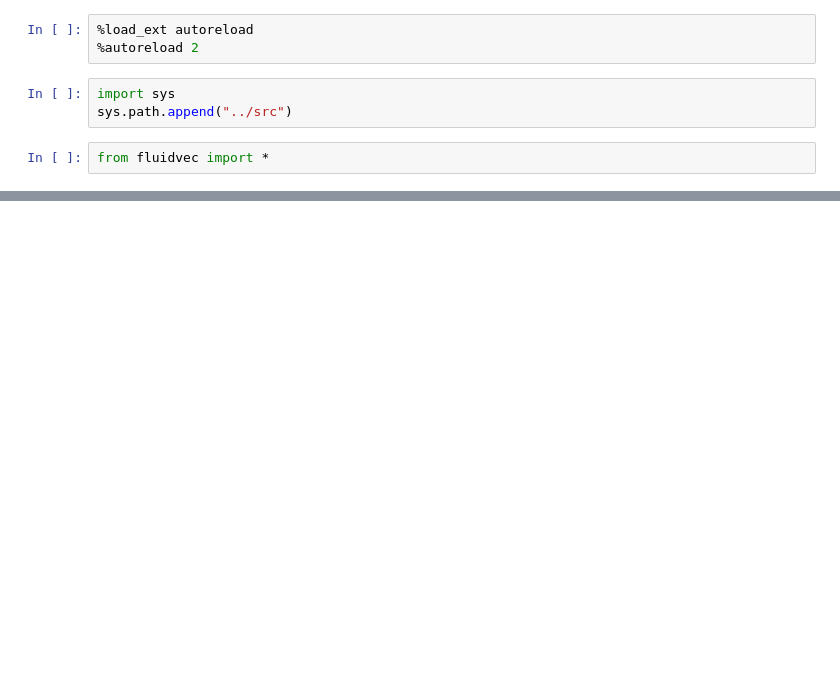
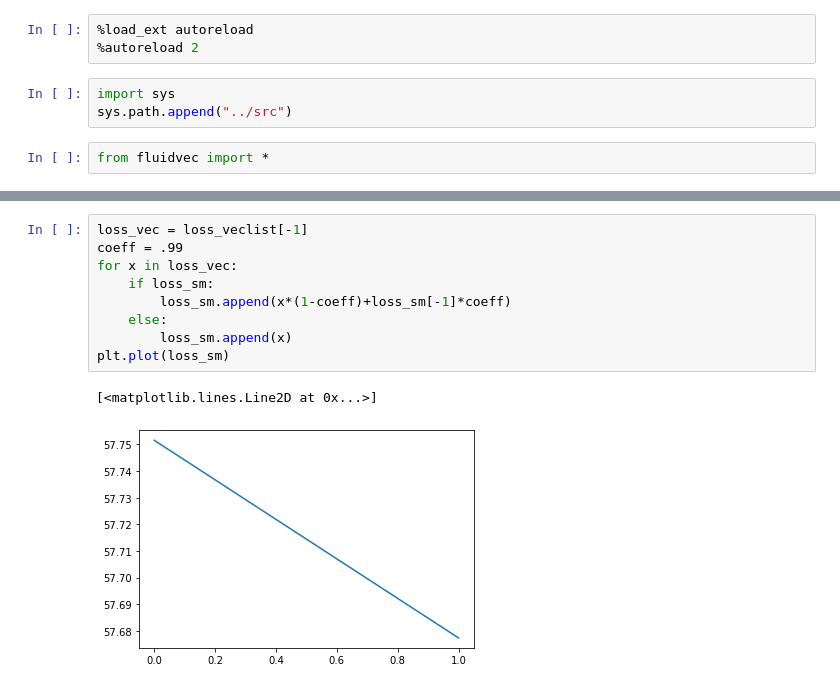
Before and after one commit to seantyh/fluidvec, a Jupyter notebook: etc/10.11-torch-model.ipynb, the cells around one changed output, grey strips where cells are left out. Cells and saved outputs as stored; diff of their text form; blank space fills up the shorter version.

```diff
--- a/etc/10.11-torch-model.ipynb
+++ b/etc/10.11-torch-model.ipynb
@@ -61,0 +66,12 @@ tensor(-4551435.5000, grad_fn=<SumBackward0>)
+# %%
+loss_vec = loss_veclist[-1]
+coeff = .99
+for x in loss_vec:
+    if loss_sm:
+        loss_sm.append(x*(1-coeff)+loss_sm[-1]*coeff)
+    else:
+        loss_sm.append(x)
+plt.plot(loss_sm)
+# %% [output]
+[<matplotlib.lines.Line2D at 0x...>]
+[figure, added]
```
Also changed, not shown: parts of 22 cells of this notebook, 3 other files.
